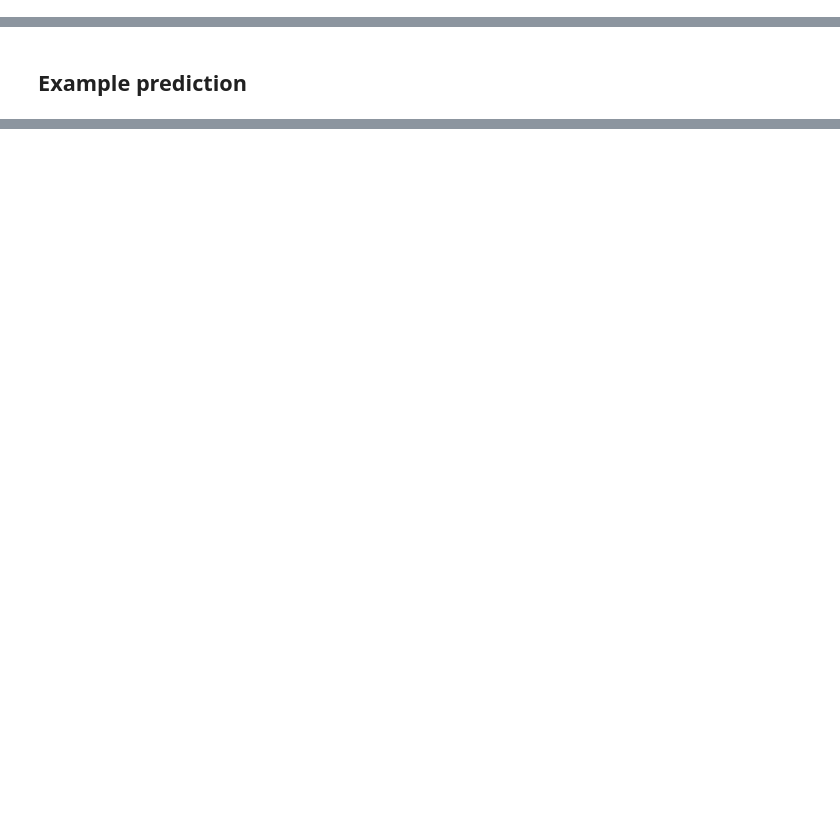
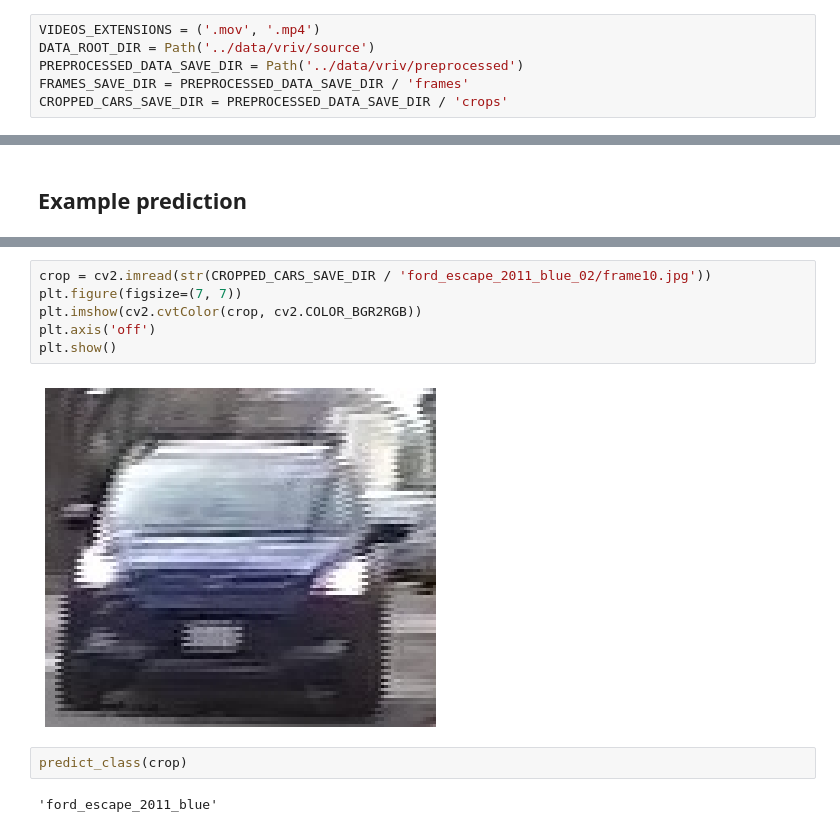
Before and after one commit to rizvansky/cars-tracking, a Jupyter notebook: feature_descriptors/example_pipeline.ipynb, the cells around one changed output, grey strips where cells are left out. Saved outputs shown, nothing was run; the diff lists cells and outputs as text; blank space fills up the shorter version.

```diff
--- a/feature_descriptors/example_pipeline.ipynb
+++ b/feature_descriptors/example_pipeline.ipynb
@@ -10,2 +14,8 @@ from pathlib import Path
 # %% [markdown]
 ### Crop images
+# %%
+VIDEOS_EXTENSIONS = ('.mov', '.mp4')
+DATA_ROOT_DIR = Path('../data/vriv/source')
+PREPROCESSED_DATA_SAVE_DIR = Path('../data/vriv/preprocessed')
+FRAMES_SAVE_DIR = PREPROCESSED_DATA_SAVE_DIR / 'frames'
+CROPPED_CARS_SAVE_DIR = PREPROCESSED_DATA_SAVE_DIR / 'crops'
@@ -137,0 +160,12 @@ predict_class(crop)
+# %%
+crop = cv2.imread(str(CROPPED_CARS_SAVE_DIR / 'ford_escape_2011_blue_02/frame10.jpg'))
+plt.figure(figsize=(7, 7))
+plt.imshow(cv2.cvtColor(crop, cv2.COLOR_BGR2RGB))
+plt.axis('off')
+plt.show()
+# %% [output]
+[figure, added]
+# %%
+predict_class(crop)
+# %% [output]
+'ford_escape_2011_blue'
```
Also changed, not shown: parts of 24 cells of this notebook, 9 other files.
